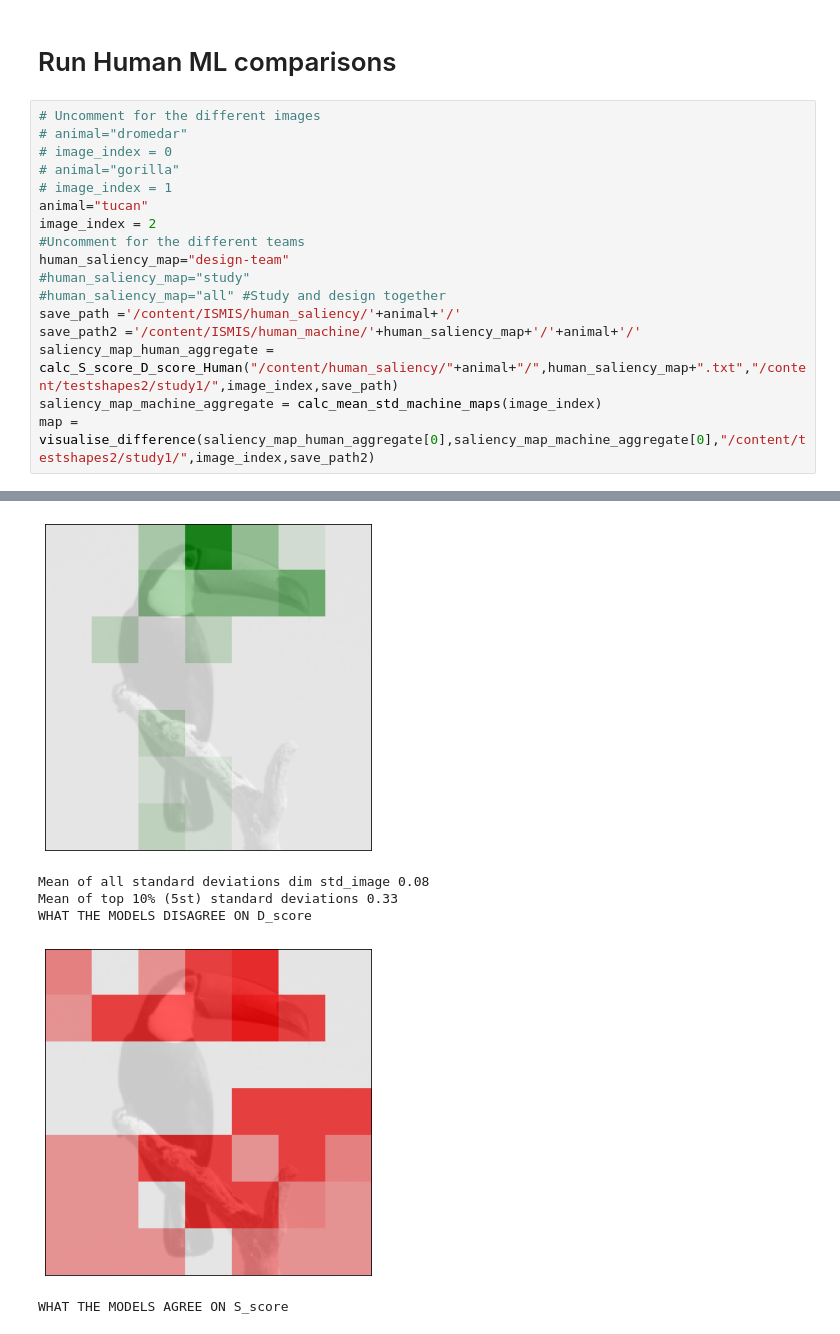
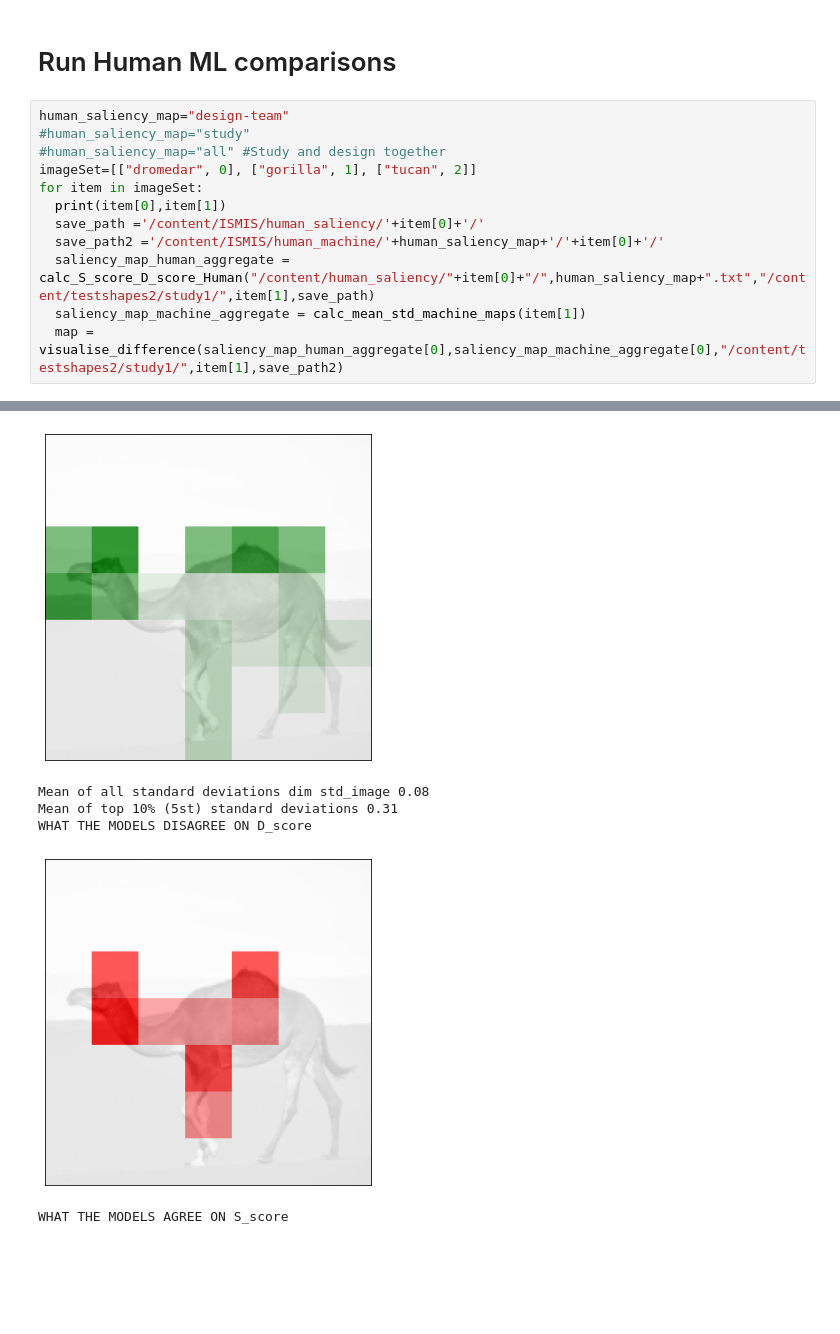
Before and after one commit to k3larra/XAI-F, a Jupyter notebook: Code_More_Sanity_Checks_for_Saliency_Maps.ipynb, the cells around one changed output, grey strips where cells are left out. Saved outputs shown, nothing was run; the diff lists cells and outputs as text; blank space fills up the shorter version.

```diff
--- a/Code_More_Sanity_Checks_for_Saliency_Maps.ipynb
+++ b/Code_More_Sanity_Checks_for_Saliency_Maps.ipynb
@@ -486,20 +486,15 @@ def visualise_difference(mean_saliency_map_human_aggregate,mean_saliency_map_mac
 # %% [markdown]
 # Run Human ML comparisons
 # %%
-# Uncomment for the different images
-# animal="dromedar"
-# image_index = 0
-# animal="gorilla"
-# image_index = 1
-animal="tucan"
-image_index = 2
-#Uncomment for the different teams
 human_saliency_map="design-team"
 #human_saliency_map="study"
 #human_saliency_map="all" #Study and design together
-save_path ='/content/ISMIS/human_saliency/'+animal+'/'
-save_path2 ='/content/ISMIS/human_machine/'+human_saliency_map+'/'+animal+'/'
-saliency_map_human_aggregate = calc_S_score_D_score_Human("/content/human_saliency/"+animal+"/",human_saliency_map+".txt","/content/testshapes2/study1/",image_index,save_path)
-saliency_map_machine_aggregate = calc_mean_std_machine_maps(image_index)
-map = visualise_difference(saliency_map_human_aggregate[0],saliency_map_machine_aggregate[0],"/content/testshapes2/study1/",image_index,save_path2)
+imageSet=[["dromedar", 0], ["gorilla", 1], ["tucan", 2]]
+for item in imageSet:
+  print(item[0],item[1])
+  save_path ='/content/ISMIS/human_saliency/'+item[0]+'/'
+  save_path2 ='/content/ISMIS/human_machine/'+human_saliency_map+'/'+item[0]+'/'
+  saliency_map_human_aggregate = calc_S_score_D_score_Human("/content/human_saliency/"+item[0]+"/",human_saliency_map+".txt","/content/testshapes2/study1/",item[1],save_path)
+  saliency_map_machine_aggregate = calc_mean_std_machine_maps(item[1])
+  map = visualise_difference(saliency_map_human_aggregate[0],saliency_map_machine_aggregate[0],"/content/testshapes2/study1/",item[1],save_path2)
 # %% [output]
@@ -508,7 +504,7 @@ WHAT HUMANS DISAGREE ON D_score
 WHAT THE HUMANS AGREE ON S_score
-[figure, old version]
+[figure, new version]
 Mean of all standard deviations dim std_image 0.08
-Mean of top 10% (5st) standard deviations 0.33
+Mean of top 10% (5st) standard deviations 0.31
 WHAT THE MODELS DISAGREE ON D_score
-[figure, old version]
+[figure, new version]
 WHAT THE MODELS AGREE ON S_score
```
Also changed, not shown: parts of 1 cell of this notebook.
